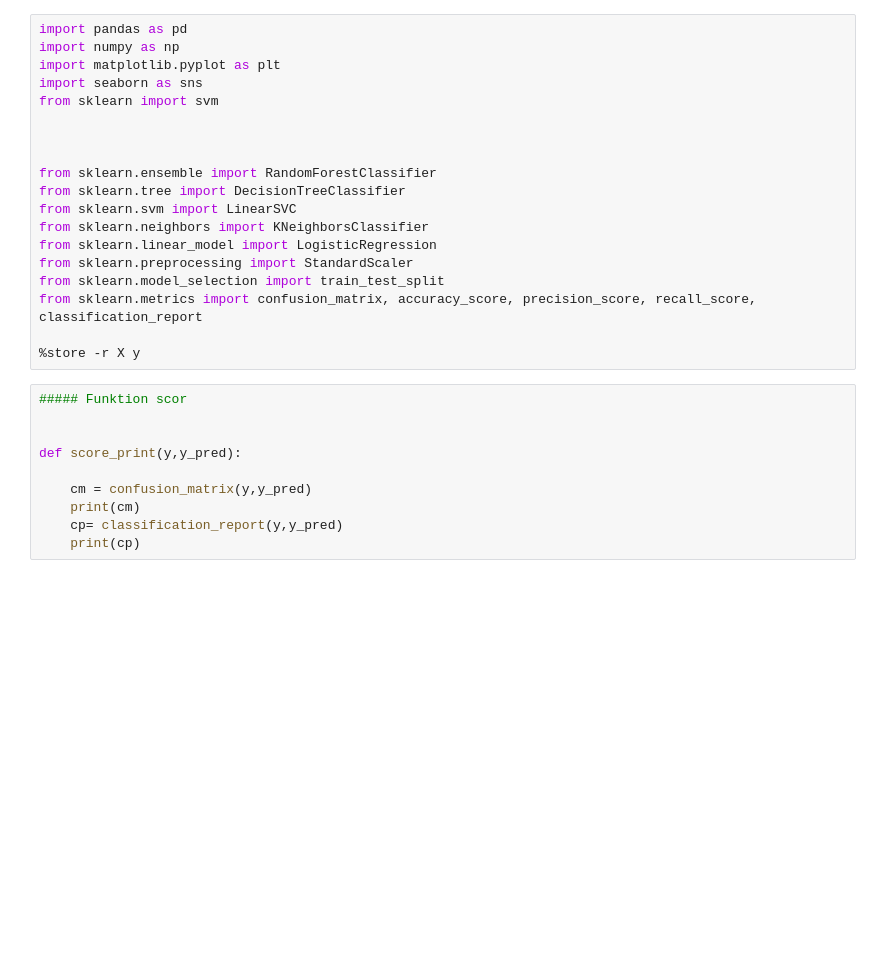
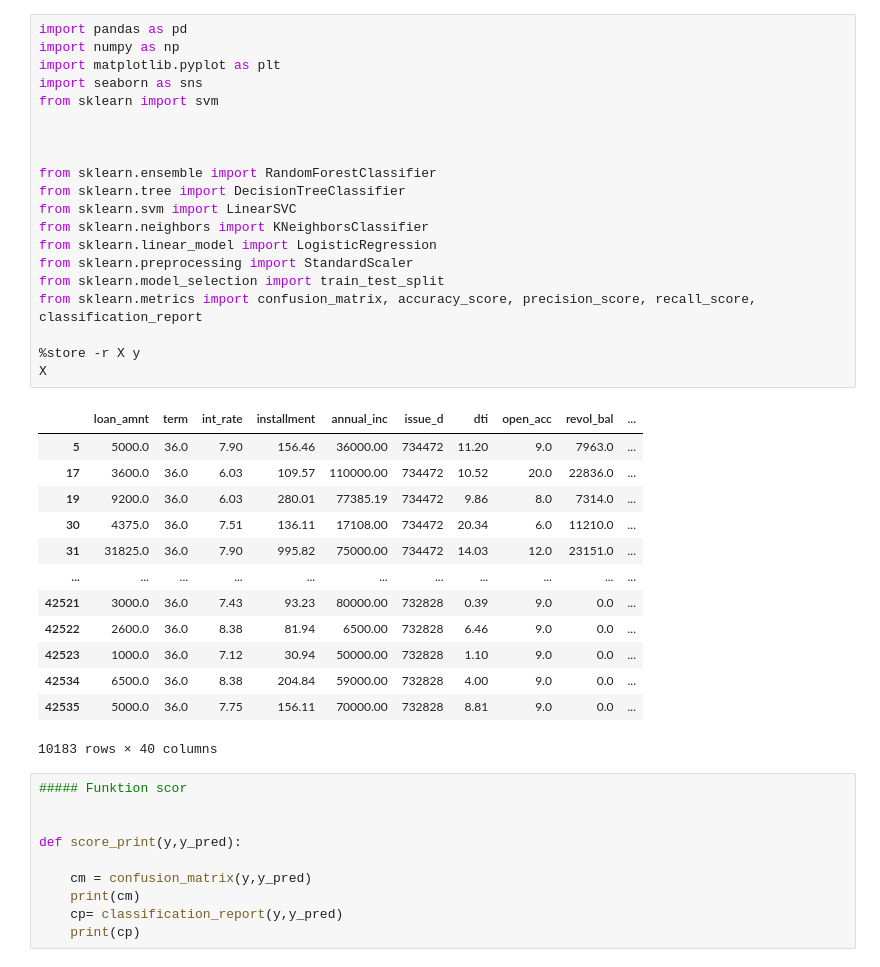
Before and after one commit to amStraszenrand/NeueFische-2nd_Project, a Jupyter notebook: Modell.ipynb, the cells around one changed output. Cells and saved outputs as stored; diff of their text form; blank space fills up the shorter version.

```diff
--- a/Modell.ipynb
+++ b/Modell.ipynb
@@ -1,22 +1,37 @@
 # %%
 import pandas as pd
 import numpy as np
 import matplotlib.pyplot as plt
 import seaborn as sns
 from sklearn import svm
 
 
 
 from sklearn.ensemble import RandomForestClassifier
 from sklearn.tree import DecisionTreeClassifier
 from sklearn.svm import LinearSVC
 from sklearn.neighbors import KNeighborsClassifier
 from sklearn.linear_model import LogisticRegression
 from sklearn.preprocessing import StandardScaler
 from sklearn.model_selection import train_test_split
 from sklearn.metrics import confusion_matrix, accuracy_score, precision_score, recall_score, classification_report
 
 %store -r X y
+X
+# %% [output]
+|  | loan_amnt | term | int_rate | installment | annual_inc | issue_d | dti | open_acc | revol_bal | ... |
+| 5 | 5000.0 | 36.0 | 7.90 | 156.46 | 36000.00 | 734472 | 11.20 | 9.0 | 7963.0 | ... |
+| 17 | 3600.0 | 36.0 | 6.03 | 109.57 | 110000.00 | 734472 | 10.52 | 20.0 | 22836.0 | ... |
+| 19 | 9200.0 | 36.0 | 6.03 | 280.01 | 77385.19 | 734472 | 9.86 | 8.0 | 7314.0 | ... |
+| 30 | 4375.0 | 36.0 | 7.51 | 136.11 | 17108.00 | 734472 | 20.34 | 6.0 | 11210.0 | ... |
+| 31 | 31825.0 | 36.0 | 7.90 | 995.82 | 75000.00 | 734472 | 14.03 | 12.0 | 23151.0 | ... |
+| ... | ... | ... | ... | ... | ... | ... | ... | ... | ... | ... |
+| 42521 | 3000.0 | 36.0 | 7.43 | 93.23 | 80000.00 | 732828 | 0.39 | 9.0 | 0.0 | ... |
+| 42522 | 2600.0 | 36.0 | 8.38 | 81.94 | 6500.00 | 732828 | 6.46 | 9.0 | 0.0 | ... |
+| 42523 | 1000.0 | 36.0 | 7.12 | 30.94 | 50000.00 | 732828 | 1.10 | 9.0 | 0.0 | ... |
+| 42534 | 6500.0 | 36.0 | 8.38 | 204.84 | 59000.00 | 732828 | 4.00 | 9.0 | 0.0 | ... |
+| 42535 | 5000.0 | 36.0 | 7.75 | 156.11 | 70000.00 | 732828 | 8.81 | 9.0 | 0.0 | ... |
+10183 rows × 40 columns
 # %%
 ##### Funktion scor
 
```
Also changed, not shown: parts of 19 cells of this notebook, 12 other files.
